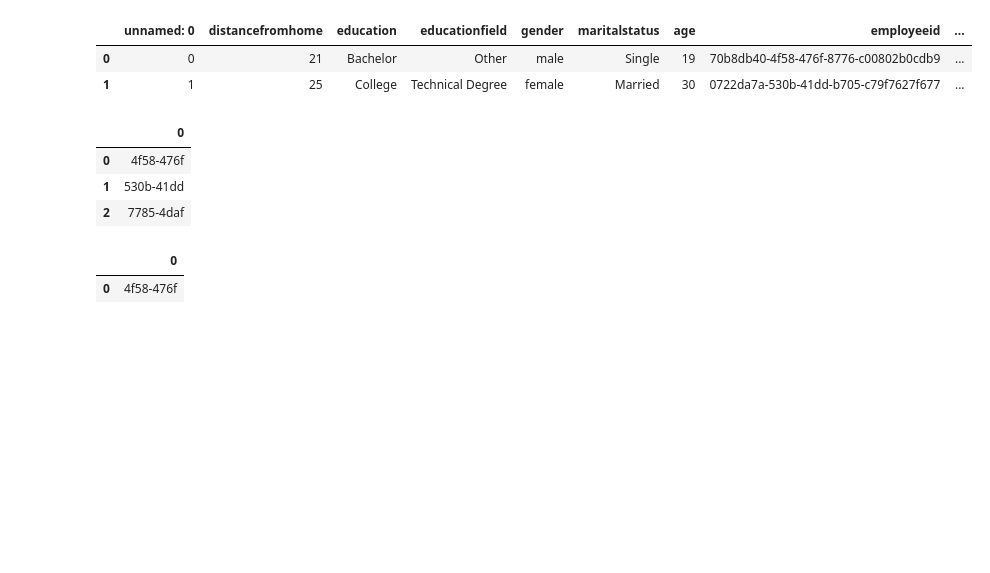
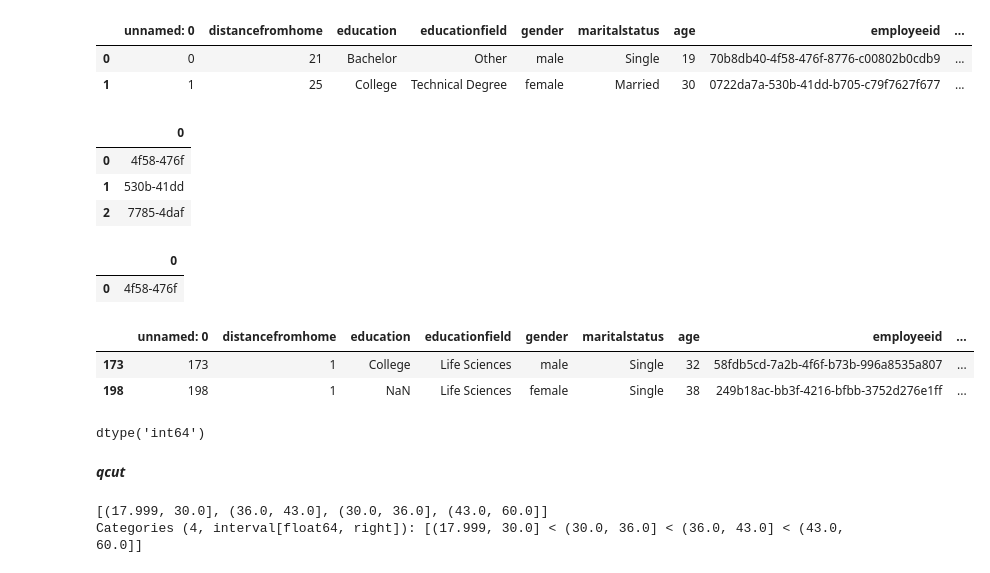
Before and after one commit to jgilsu11/Teoria, a Jupyter notebook: Modulo2/teoria/problema-enunciado.ipynb, the cells around one changed output. Saved outputs shown, nothing was run; the diff lists cells and outputs as text; code cells hidden in the pictures; blank space fills up the shorter version.

```diff
--- a/Modulo2/teoria/problema-enunciado.ipynb
+++ b/Modulo2/teoria/problema-enunciado.ipynb
@@ -443,3 +443,22 @@ df["employeeid"].str.extract(patron).head(1)
 # %% [output]
 |  | 0 |
 | 0 | 4f58-476f |
+# %%
+df[df["numcompaniesworked"].isnull()].head(2)
+# %% [output]
+|  | unnamed: 0 | distancefromhome | education | educationfield | gender | maritalstatus | age | employeeid | ... |
+| 173 | 173 | 1 | College | Life Sciences | male | Single | 32 | 58fdb5cd-7a2b-4f6f-b73b-996a8535a807 | ... |
+| 198 | 198 | 1 | NaN | Life Sciences | female | Single | 38 | 249b18ac-bb3f-4216-bfbb-3752d276e1ff | ... |
+# %%
+df["age"].dtype
+# %% [output]
+dtype('int64')
+# %% [markdown]
+***qcut***
+# %%
+pd.qcut(df["age"], q =4).unique()         #el ( indica que es abierto y no está incluido en ese grupo y ] significa cerrado con lo que si que incluye el dato en ese grupo
+                                          #el unique lo hemos utilizado solo para ver lo que hay dentro
+                                          #Nos lo corta po percentiles si es 4 nos dará el 25%,50% y 75% si pones 2 los cortará por 50% (mediana)
+# %% [output]
+[(17.999, 30.0], (36.0, 43.0], (30.0, 36.0], (43.0, 60.0]]
+Categories (4, interval[float64, right]): [(17.999, 30.0] < (30.0, 36.0] < (36.0, 43.0] < (43.0, 60.0]]
```
Also changed, not shown: parts of 19 cells of this notebook.
